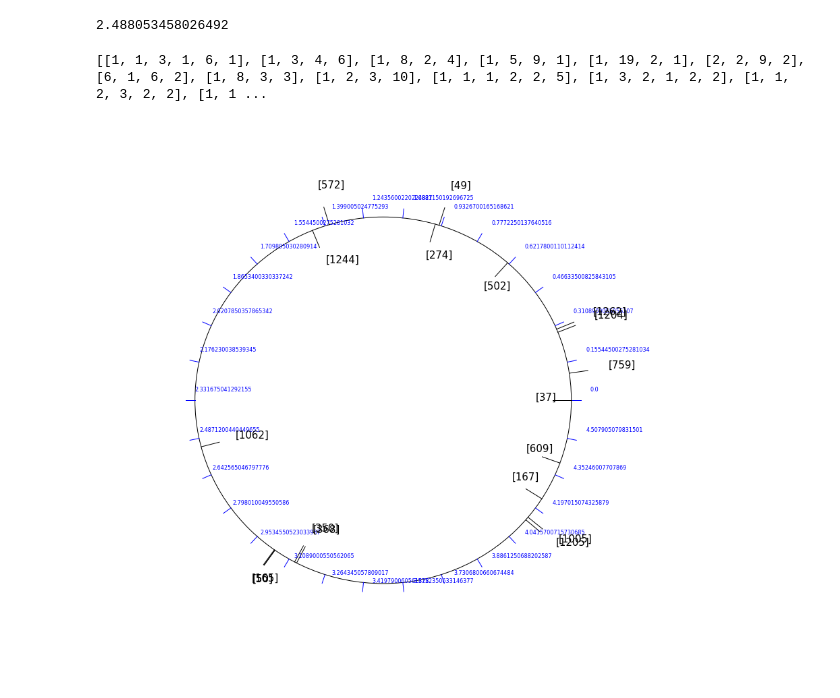
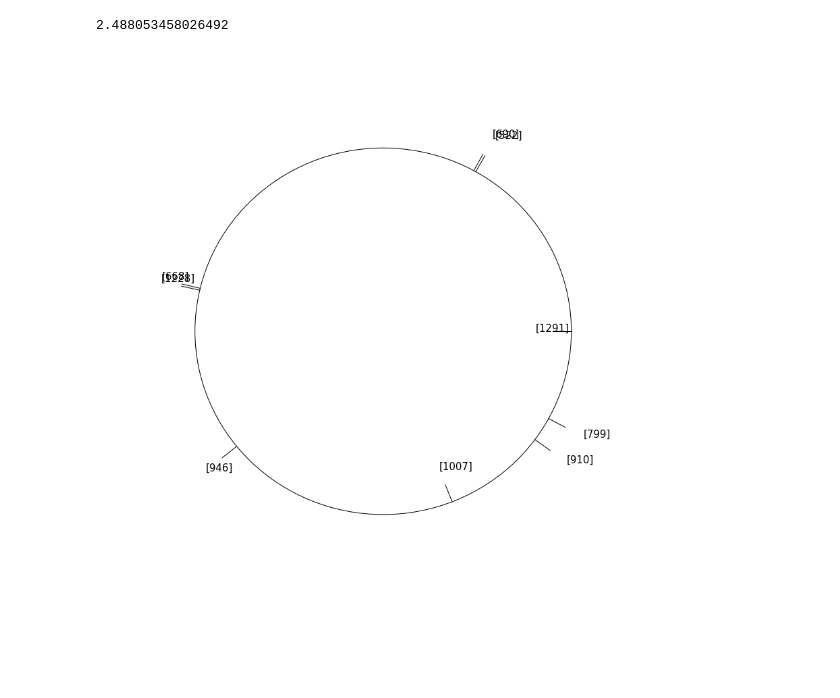
Before and after one commit to BrookeOgrodnik/REU, a Jupyter notebook: ShearCoords-RedundancyEliminated.ipynb, the cells around one changed output. Saved outputs shown, nothing was run; the diff lists cells and outputs as text; code cells hidden in the pictures; blank space fills up the shorter version.

```diff
--- a/ShearCoords-RedundancyEliminated.ipynb
+++ b/ShearCoords-RedundancyEliminated.ipynb
@@ -1087,15 +1087,15 @@ def graphShears(inside,outside,h, pantsInd):
     plotCirc = plt.Circle((0,0), 1, fill = False)
     ax.add_artist(plotCirc)
     N = 30
-    for i in range(N):
-        angle = 2*pi*i/N
-        x_1 = math.cos(angle)
-        y_1 = math.sin(angle)
-        x_2 = x_1*1.05
-        y_2 = y_1*1.05
-        b = str(i*h/N)
-        plt.plot([x_1,x_2],[y_1,y_2], 'blue', linewidth = 1)
-        ax.annotate(str(b),(x_2,y_2),(x_2+.05,y_2+.05), size = 8, color = 'blue')
+    #for i in range(N):
+    #    angle = 2*pi*i/N
+    #    x_1 = math.cos(angle)
+    #    y_1 = math.sin(angle)
+    #    x_2 = x_1*1.05
+    #    y_2 = y_1*1.05
+    #    b = str(i*h/N)
+    #    plt.plot([x_1,x_2],[y_1,y_2], 'blue', linewidth = 1)
+    #    ax.annotate(str(b),(x_2,y_2),(x_2+.05,y_2+.05), size = 8, color = 'blue')
     for a in inside:
         s = a[0]
         angle = 2*pi*s/h
@@ -1123,7 +1186,7 @@ def visualizeShears(geo, pantsDict, pantsInd):
     inside, outside = shearCoords(geo, pantsDict)
     h = halfLength(geo)
     inside = [(shear%h,pants) for (shear,pants) in inside]
-    outside =  [((shear-1)%h,pants) for (shear, pants) in outside]
+    outside =  [((shear)%h,pants) for (shear, pants) in outside]
     graphShears(inside, outside, h, pantsInd)
 # %%
 def geosToEyes(geos):
@@ -1394,15 +1443,11 @@ s = shearCoordInv(pants1,pants2, gamma, vis = False)
 # %% [output]
 4.700397710917233
 2.488053458026492
-# %%
-print(posGeoList)
-# %% [output]
-[[1, 1, 3, 1, 6, 1], [1, 3, 4, 6], [1, 8, 2, 4], [1, 5, 9, 1], [1, 19, 2, 1], [2, 2, 9, 2], [6, 1, 6, 2], [1, 8, 3, 3], [1, 2, 3, 10], [1, 1, 1, 2, 2, 5], [1, 3, 2, 1, 2, 2], [1, 1, 2, 3, 2, 2], [1, 1 ...
 # %%
-gamma = (1, 1, 1, 3, 3, 2)
+gamma = (1, 1, 2, 3, 2, 2)
 visualizeShears(gamma, pantsDict, pantsInd)
 # %% [output]
-[figure, old version]
+[figure, new version]
 # %%
 print([(len(a), len(b), m,n,q,w) for (a,b,m,n,q,w) in getInequalityIndices2(posGeoList, pantsList, pantsInd, pantsDict, gamma)])
 # %% [output]
```
Also changed, not shown: parts of 10 cells of this notebook.
